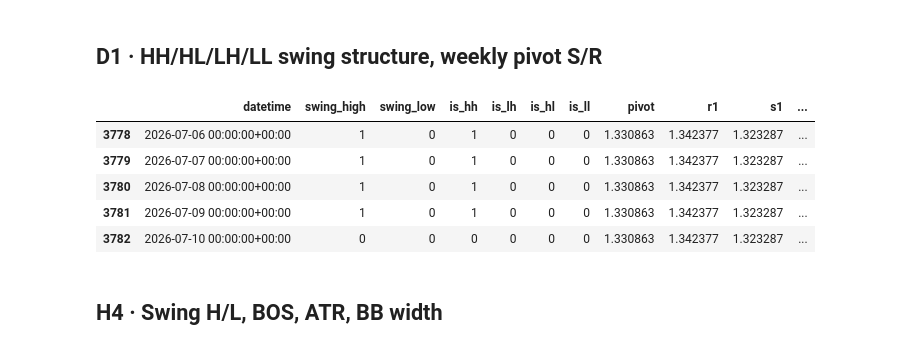
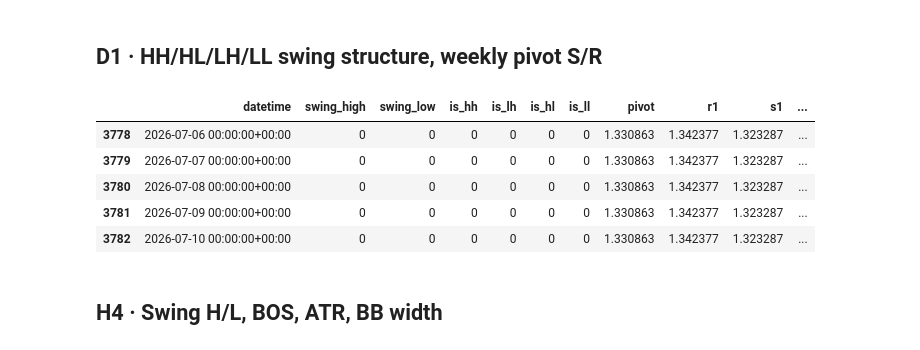
Before and after one commit to ssabrut/trading-bot, a Jupyter notebook: notebooks/2_feature_engineer.ipynb, the cells around one changed output. Cells and saved outputs as stored; diff of their text form; code cells hidden in the pictures.

```diff
--- a/notebooks/2_feature_engineer.ipynb
+++ b/notebooks/2_feature_engineer.ipynb
@@ -65,6 +121,7 @@ def features_d1(df: pd.DataFrame, lookback: int = 5) -> pd.DataFrame:
     out["datetime"] = df["datetime"]
 
     swing_high, swing_low = swing_points(df, lookback)
+    swing_high, swing_low = filter_alternating(df, swing_high, swing_low)
     last_swing_high = df["high"].where(swing_high).ffill()
     last_swing_low = df["low"].where(swing_low).ffill()
     prev_swing_high = last_swing_high.shift(1)
@@ -74,37 +131,37 @@ def features_d1(df: pd.DataFrame, lookback: int = 5) -> pd.DataFrame:
     out["swing_low"] = swing_low.astype(int)
     out["is_hh"] = (swing_high & (last_swing_high > prev_swing_high)).astype(int)
     out["is_lh"] = (swing_high & (last_swing_high < prev_swing_high)).astype(int)
     out["is_hl"] = (swing_low & (last_swing_low > prev_swing_low)).astype(int)
     out["is_ll"] = (swing_low & (last_swing_low < prev_swing_low)).astype(int)
 
     # weekly pivot S/R computed from the *prior completed* week only (no lookahead)
     week = df["datetime"].dt.tz_convert(None).dt.to_period("W-SUN")
     weekly = df.groupby(week).agg(
         w_high=("high", "max"), w_low=("low", "min"), w_close=("close", "last")
     )
     weekly_prev = weekly.shift(1)
     pivot = (weekly_prev["w_high"] + weekly_prev["w_low"] + weekly_prev["w_close"]) / 3
     r1 = 2 * pivot - weekly_prev["w_low"]
     s1 = 2 * pivot - weekly_prev["w_high"]
     r2 = pivot + (weekly_prev["w_high"] - weekly_prev["w_low"])
     s2 = pivot - (weekly_prev["w_high"] - weekly_prev["w_low"])
 
     pivot_df = pd.DataFrame({"pivot": pivot, "r1": r1, "s1": s1, "r2": r2, "s2": s2})
     mapped = week.map(pivot_df.to_dict("index")).apply(pd.Series)
     out[["pivot", "r1", "s1", "r2", "s2"]] = mapped.values
     out["dist_to_pivot"] = (df["close"] - out["pivot"]) / df["close"]
 
     return out
 
 
 feat_d1 = features_d1(clean["D1"])
 feat_d1.tail()
 # %% [output]
 |  | datetime | swing_high | swing_low | is_hh | is_lh | is_hl | is_ll | pivot | r1 | s1 | ... |
-| 3778 | 2026-07-06 00:00:00+00:00 | 1 | 0 | 1 | 0 | 0 | 0 | 1.330863 | 1.342377 | 1.323287 | ... |
-| 3779 | 2026-07-07 00:00:00+00:00 | 1 | 0 | 1 | 0 | 0 | 0 | 1.330863 | 1.342377 | 1.323287 | ... |
-| 3780 | 2026-07-08 00:00:00+00:00 | 1 | 0 | 1 | 0 | 0 | 0 | 1.330863 | 1.342377 | 1.323287 | ... |
-| 3781 | 2026-07-09 00:00:00+00:00 | 1 | 0 | 1 | 0 | 0 | 0 | 1.330863 | 1.342377 | 1.323287 | ... |
+| 3778 | 2026-07-06 00:00:00+00:00 | 0 | 0 | 0 | 0 | 0 | 0 | 1.330863 | 1.342377 | 1.323287 | ... |
+| 3779 | 2026-07-07 00:00:00+00:00 | 0 | 0 | 0 | 0 | 0 | 0 | 1.330863 | 1.342377 | 1.323287 | ... |
+| 3780 | 2026-07-08 00:00:00+00:00 | 0 | 0 | 0 | 0 | 0 | 0 | 1.330863 | 1.342377 | 1.323287 | ... |
+| 3781 | 2026-07-09 00:00:00+00:00 | 0 | 0 | 0 | 0 | 0 | 0 | 1.330863 | 1.342377 | 1.323287 | ... |
 | 3782 | 2026-07-10 00:00:00+00:00 | 0 | 0 | 0 | 0 | 0 | 0 | 1.330863 | 1.342377 | 1.323287 | ... |
 # %% [markdown]
 ## H4 · Swing H/L, BOS, ATR, BB width
```
Also changed, not shown: parts of 3 cells of this notebook, 4 other files.
